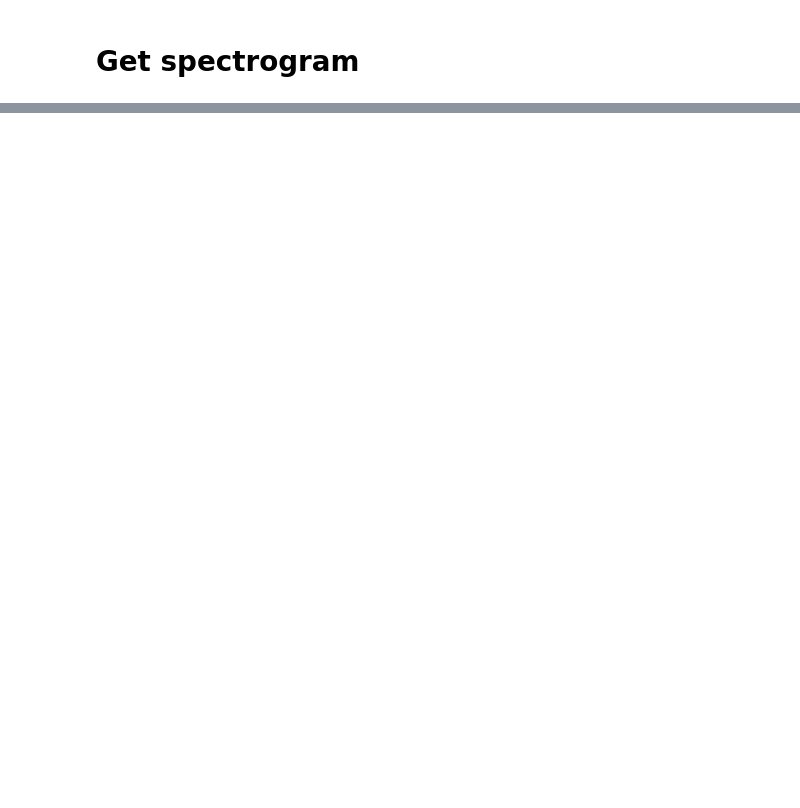
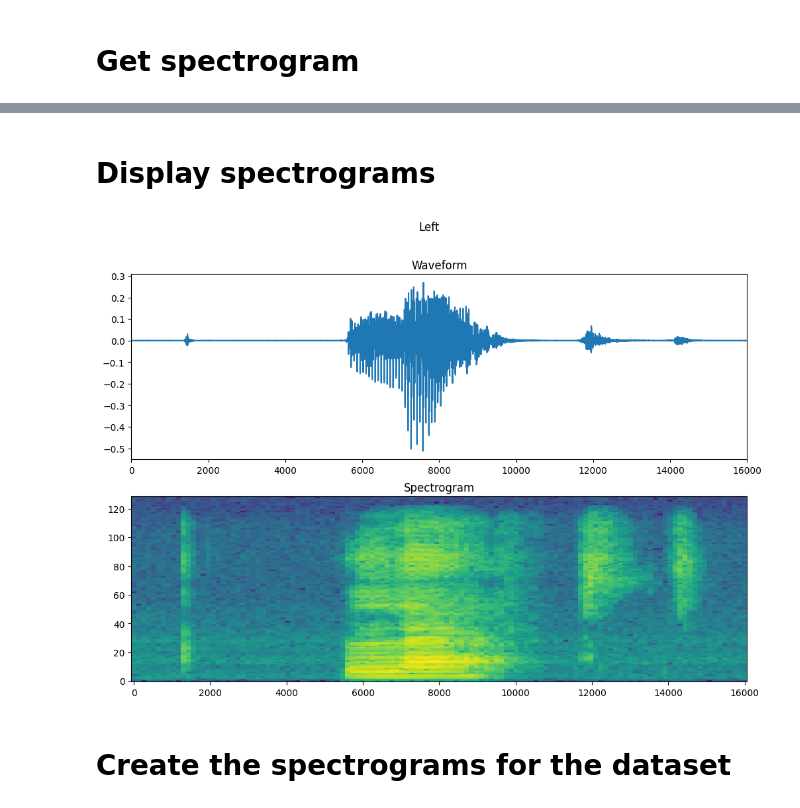
Before and after one commit to cleverbravo/simple-audio-recognition, a Jupyter notebook: audio-recognition.ipynb, the cells around one changed output, grey strips where cells are left out. Saved outputs shown, nothing was run; the diff lists cells and outputs as text; code cells hidden in the pictures; blank space fills up the shorter version.

Commit message:
draw spectrograms, train the model and draw the history

```diff
--- a/audio-recognition.ipynb
+++ b/audio-recognition.ipynb
@@ -101,3 +101,14 @@ def get_spectrogram(waveform):
     spectrogram = tf.abs(spectrogram)
     spectrogram = spectrogram[..., tf.newaxis]
     return spectrogram
+# %%
+for i in range(3):
+    label = label_names[example_labels[i]]
+    waveform = example_audio[i]
+    spectrogram = get_spectrogram(waveform)
+
+    print(f'Label: {label}')
+    print(f'Waveform shape: {waveform.shape}')
+    print(f'Spectrogram shape: {spectrogram.shape}')
+    print(f'Audio playback')
+    display.display(display.Audio(waveform, rate = 16000))
@@ -103,0 +131,28 @@ def get_spectrogram(waveform):
+# %% [markdown]
+# Display spectrograms
+# %%
+def plot_spectrogram(spectrogram, ax):
+    if len(spectrogram.shape) > 2:
+        assert len(spectrogram.shape) == 3
+        spectrogram = np.squeeze(spectrogram, axis=-1)
+    log_spec = np.log(spectrogram.T + np.finfo(float).eps)
+    height = log_spec.shape[0]
+    width = log_spec.shape[1]
+    X = np.linspace(0, np.size(spectrogram), num = width, dtype = int)
+    Y = range(height)
+    ax.pcolormesh(X, Y, log_spec)
+
+fig, axes = plt.subplots(2, figsize = (12, 8))
+timescale = np.arange(waveform.shape[0])
+axes[0].plot(timescale, waveform.numpy())
+axes[0].set_title('Waveform')
+axes[0].set_xlim([0, 16000])
+
+plot_spectrogram(spectrogram.numpy(), axes[1])
+axes[1].set_title('Spectrogram')
+plt.suptitle(label.title())
+plt.show()
+# %% [output]
+[figure, added]
+# %% [markdown]
+# Create the spectrograms for the dataset
```
Also changed, not shown: parts of 12 cells of this notebook.
